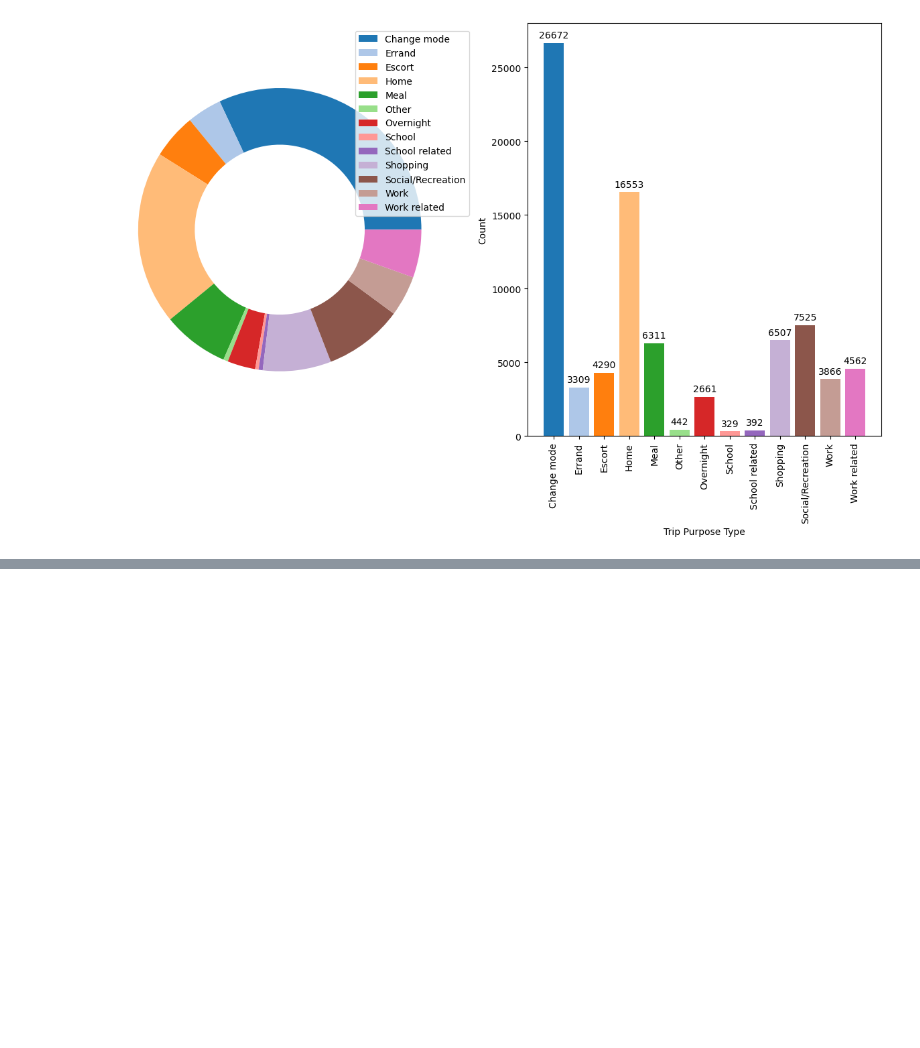
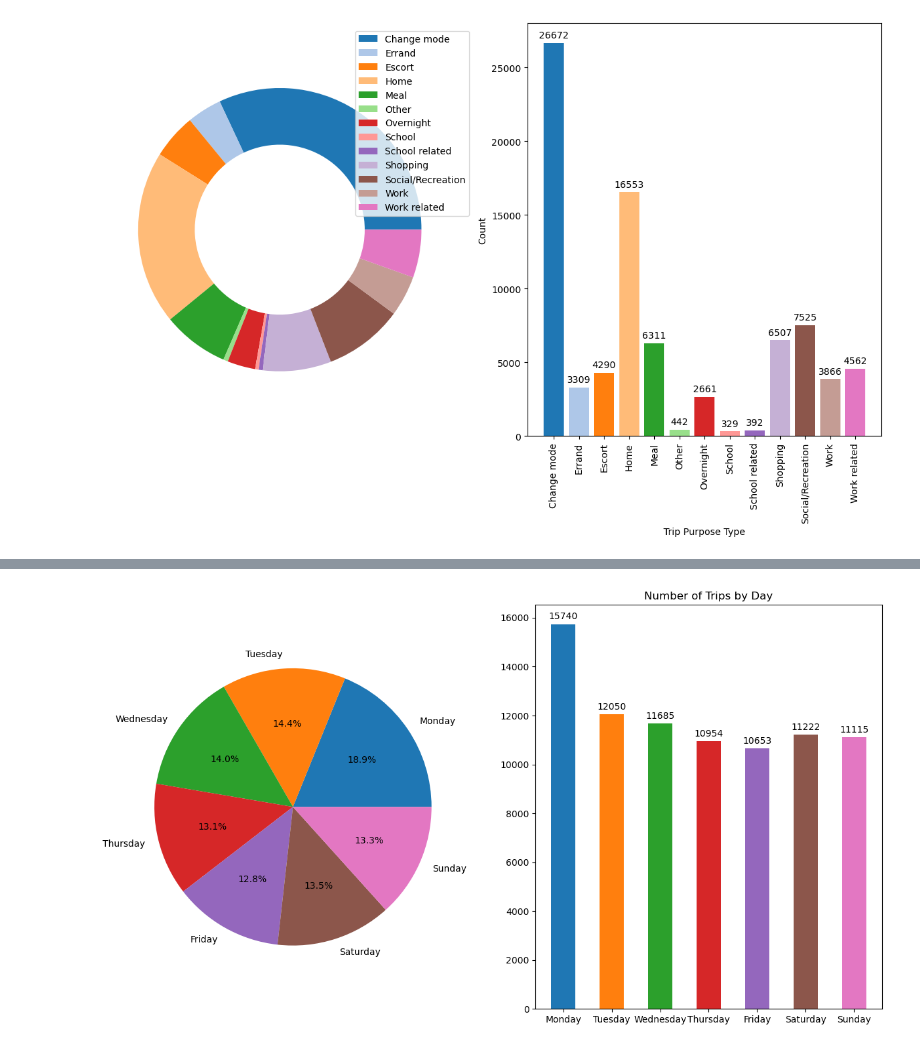
Before and after one commit to WenlongL1/CIE-539-Project, a Jupyter notebook: part1.ipynb, the cells around one changed output, grey strips where cells are left out. Drawn from its saved outputs; the diff is of its cells as text; code cells hidden in the pictures; blank space fills up the shorter version.

```diff
--- a/part1.ipynb
+++ b/part1.ipynb
@@ -453,3 +453,17 @@ plt.xticks(rotation=90)
 plt.show()
 # %% [output]
 [figure]
+# %%
+day_name = {1: 'Monday',
+            2: 'Tuesday',
+            3: 'Wednesday',
+            4: 'Thursday',
+            5: 'Friday',
+            6: 'Saturday',
+            7: 'Sunday'}
+
+dtrp['trip_day'] = dtrp['day_num'].map(day_name)
+
+trip_day = dtrp.groupby('trip_day').size()
+
+print(f"The distribution of trips by day is:\n{trip_day}")
@@ -455,0 +481,18 @@ plt.show()
+# %%
+cmap = plt.get_cmap('tab10')
+color = cmap.colors
+
+day_order = [day_name[i] for i in day_name]
+sorted_trip_day = trip_day.reindex(day_order)
+
+plt.figure(figsize=(15,8))
+plt.subplot(121)
+plt.pie(sorted_trip_day.values, labels = sorted_trip_day.index, colors=color,autopct = '%1.1f%%')
+
+plt.subplot(122)
+bar4 = plt.bar(sorted_trip_day.index, sorted_trip_day.values, color=color,width=0.5)
+plt.bar_label(bar4,padding=3)
+plt.title('Number of Trips by Day')
+plt.show()
+# %% [output]
+[figure, added]
```
Also changed, not shown: parts of 5 cells of this notebook, 1 other file.
